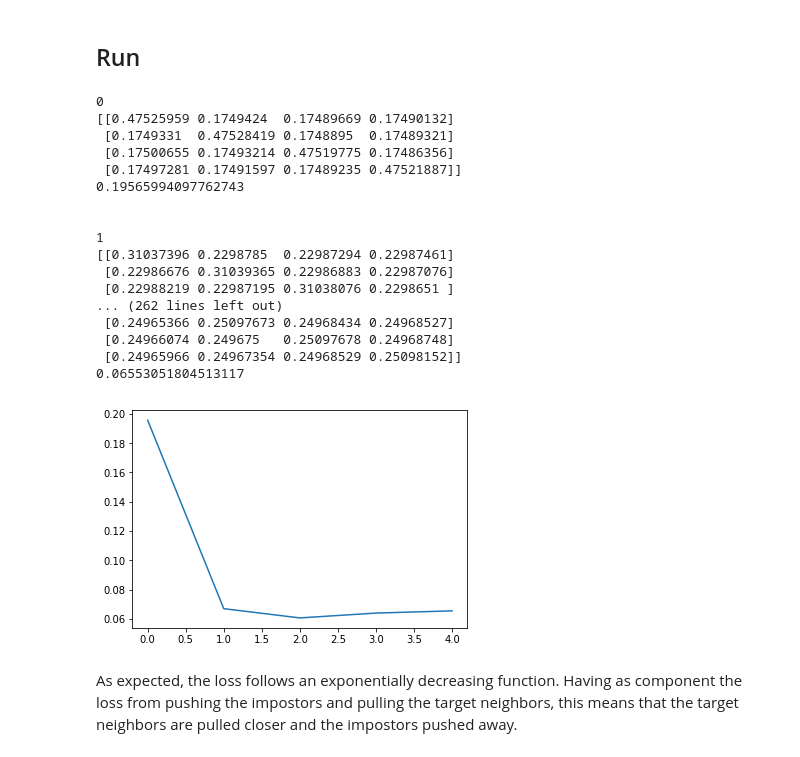
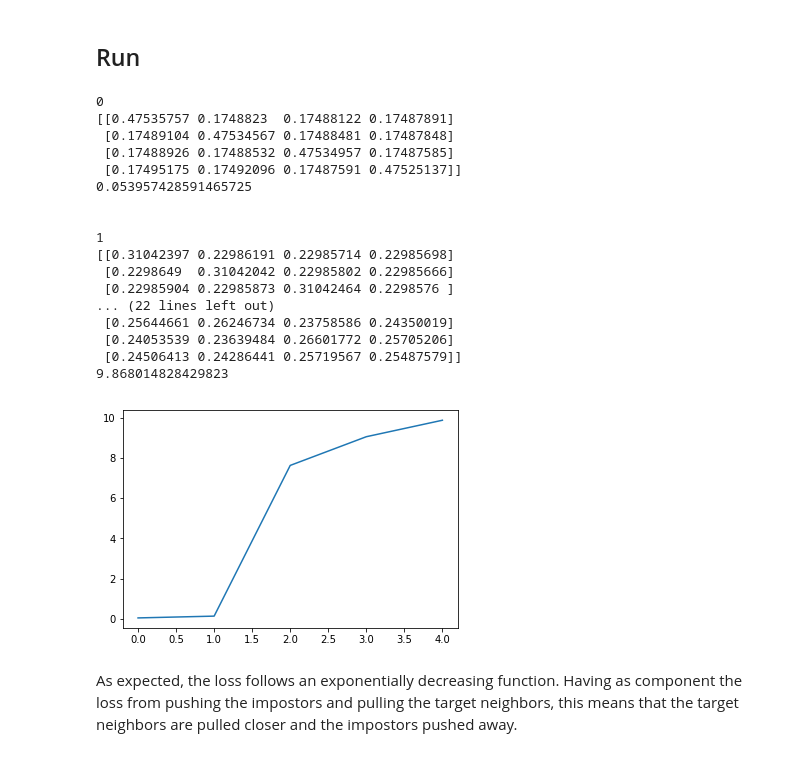
Before and after one commit to Holstrup/MetricLearning, a Jupyter notebook: MetricLearning/LMNN2.ipynb, the cells around one changed output. Cells and saved outputs as stored; diff of their text form; code cells hidden in the pictures.

Commit message:
Theoretically correct function for finding the impostors

```diff
--- a/MetricLearning/LMNN2.ipynb
+++ b/MetricLearning/LMNN2.ipynb
@@ -399,39 +391,39 @@ Plots.plot_some_data(plot_items, plot_labels)
 # %%
 ITERATIONS = 5
 lossList = []
 
 for i in range(ITERATIONS):
     print(i)
-#     Gt = (1 - mu) * Pull(X_train, L) + mu * Push(X_train, L, y_train)
-#     loss = loss_function(X_train, y_train, L)
-    Gt, loss = gradient_and_loss_function(X_train, y_train, L)
+    Gt = (1 - mu) * Pull(X_train, L) + mu * Push(X_train, L, y_train)
+    loss = loss_function(X_train, y_train, L)
+#     Gt, loss = gradient_and_loss_function(X_train, y_train, L)
     lossList.append(loss)
     update_step(Gt)
     print(L)
     print(loss)
     print("\n")
 
 plt.plot(lossList, '-')
 plt.show()
 # %% [output]
 0
-[[0.47525959 0.1749424  0.17489669 0.17490132]
- [0.1749331  0.47528419 0.1748895  0.17489321]
- [0.17500655 0.17493214 0.47519775 0.17486356]
- [0.17497281 0.17491597 0.17489235 0.47521887]]
-0.19565994097762743
+[[0.47535757 0.1748823  0.17488122 0.17487891]
+ [0.17489104 0.47534567 0.17488481 0.17487848]
+ [0.17488926 0.17488532 0.47534957 0.17487585]
+ [0.17495175 0.17492096 0.17487591 0.47525137]]
+0.053957428591465725
 
 
 1
-[[0.31037396 0.2298785  0.22987294 0.22987461]
- [0.22986676 0.31039365 0.22986883 0.22987076]
- [0.22988219 0.22987195 0.31038076 0.2298651 ]
-... (262 lines left out)
- [0.24965366 0.25097673 0.24968434 0.24968527]
- [0.24966074 0.249675   0.25097678 0.24968748]
- [0.24965966 0.24967354 0.24968529 0.25098152]]
-0.06553051804513117
+[[0.31042397 0.22986191 0.22985714 0.22985698]
+ [0.2298649  0.31042042 0.22985802 0.22985666]
+ [0.22985904 0.22985873 0.31042464 0.2298576 ]
+... (22 lines left out)
+ [0.25644661 0.26246734 0.23758586 0.24350019]
+ [0.24053539 0.23639484 0.26601772 0.25705206]
+ [0.24506413 0.24286441 0.25719567 0.25487579]]
+9.868014828429823
-[figure, old version]
+[figure, new version]
 # %% [markdown]
 As expected, the loss follows an exponentially decreasing function. Having as component the loss from pushing the impostors and pulling the target neighbors, this means that the target neighbors are pulled closer and the impostors pushed away.
 # %% [markdown]
```
Also changed, not shown: parts of 10 cells of this notebook.
